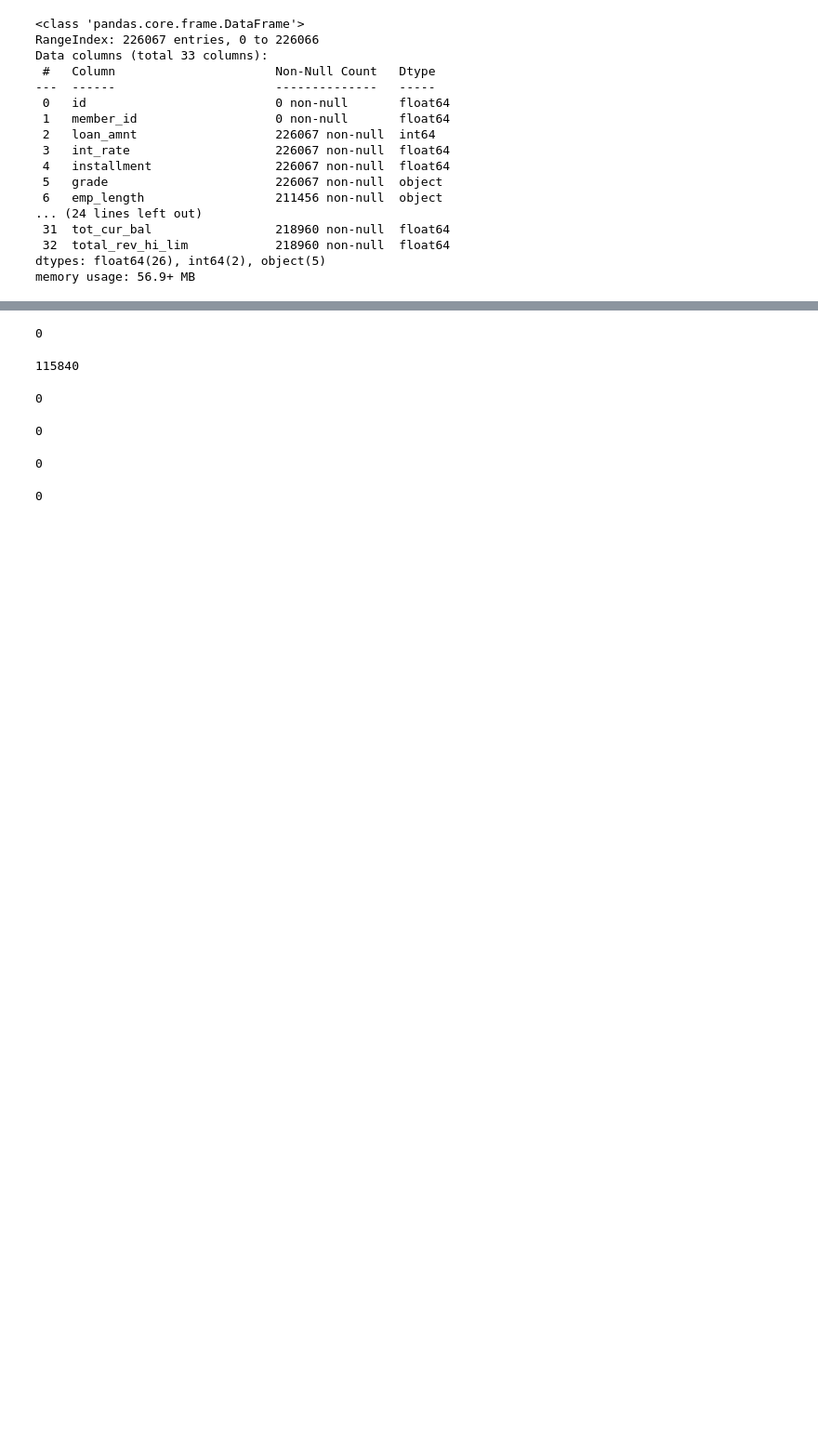
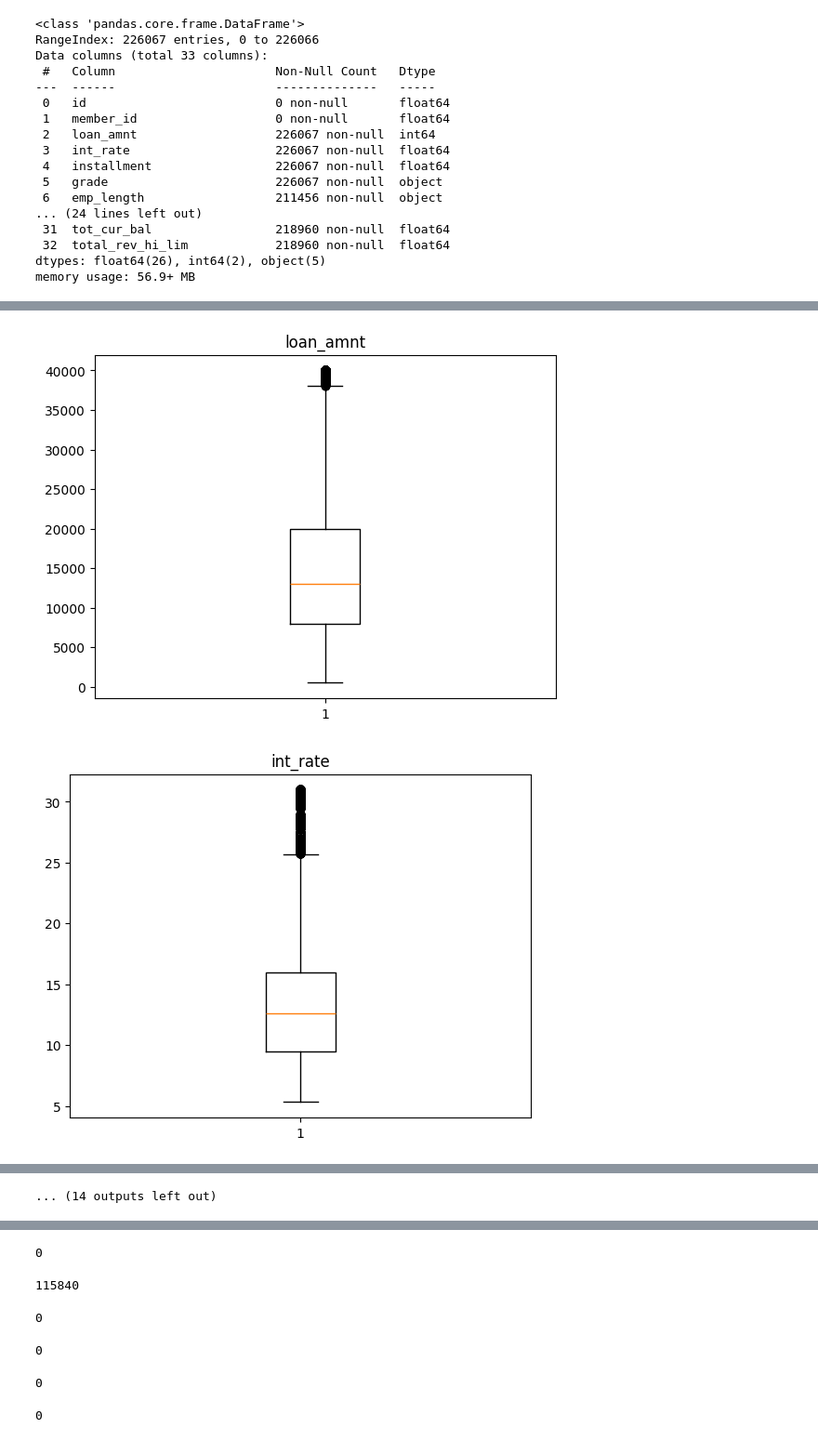
Before and after one commit to Muneeb502/model-evaluation-feature-importance, a Jupyter notebook: assignmnetno2.ipynb, the cells around one changed output, grey strips where cells are left out. Shown at 93% size. Drawn from its saved outputs; the diff is of its cells as text; code cells hidden in the pictures; blank space fills up the shorter version.

```diff
--- a/assignmnetno2.ipynb
+++ b/assignmnetno2.ipynb
@@ -114,0 +88,2 @@ Name: count, dtype: int64
+# %%
+train_data = train_data.drop(["id","member_id","mths_since_last_delinq"],axis=1)
@@ -114,0 +104,3 @@ Name: count, dtype: int64
+# %%
+train_data["y"] =train_data["loan_status"].apply(lambda x : 1 if x == "Charged Off" else 0 )
+train_data.head(2)
@@ -114,0 +112,2 @@ Name: count, dtype: int64
+# %%
+train_data = train_data.drop("loan_status" , axis=1)
@@ -114,0 +121,3 @@ Name: count, dtype: int64
+# %%
+num_train = train_data.select_dtypes(exclude=['object'])
+num_train.head(3)
@@ -114,0 +223,8 @@ Name: count, dtype: int64
+# %%
+for i in num_train.columns:
+      plt.boxplot(num_train[i])
+      plt.title(i)
+      plt.show()
+# %% [output]
+[figure, added]
+[figure, added]
@@ -114,0 +241 @@ Name: count, dtype: int64
+... (14 outputs left out)
```
Also changed, not shown: parts of 31 cells of this notebook.
